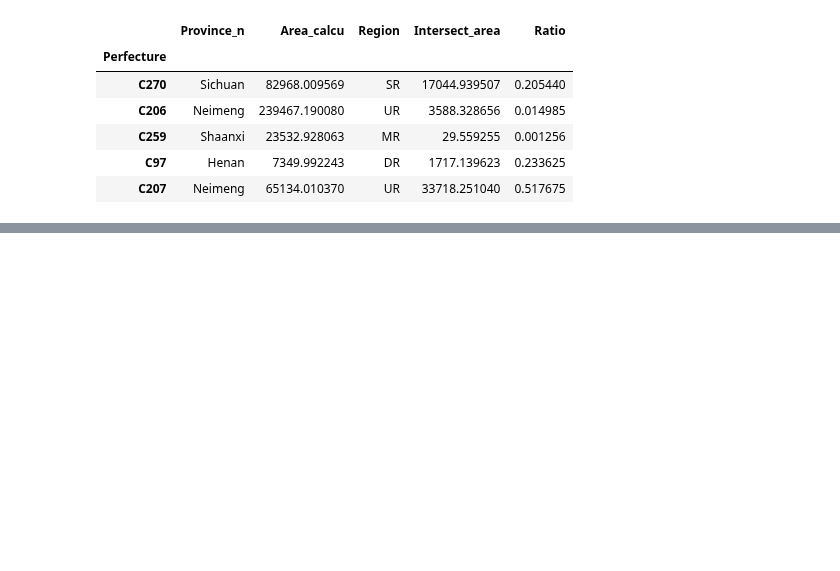
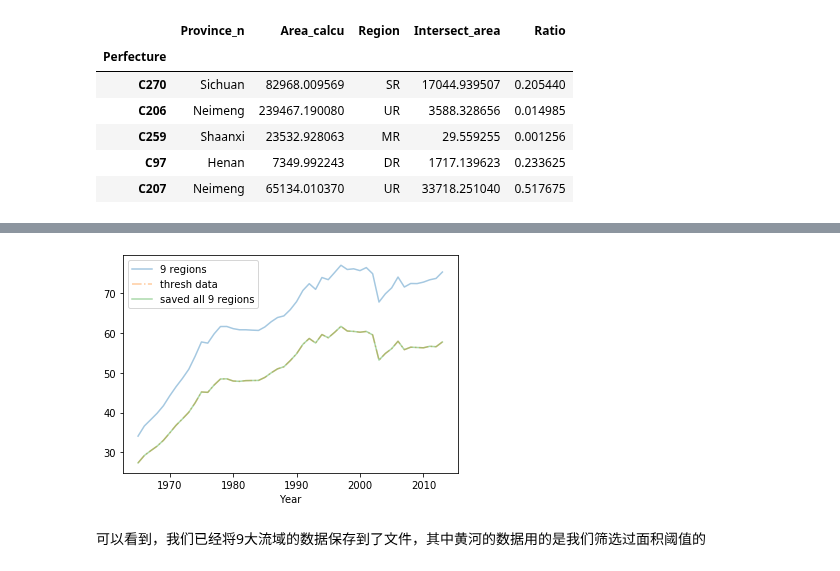
Before and after one commit to SongshGeo/Water-Governance-Regimes, a Jupyter notebook: notebooks/数据预处理.ipynb, the cells around one changed output, grey strips where cells are left out. Cells and saved outputs as stored; diff of their text form; code cells hidden in the pictures; blank space fills up the shorter version.

```diff
--- a/notebooks/数据预处理.ipynb
+++ b/notebooks/数据预处理.ipynb
@@ -195,0 +193,12 @@ get_data_with_threshold(0.05)
+# %%
+basins['huanghe'].groupby("Year")["Total water use"].sum().plot(label="9 regions", alpha=0.4)
+shresh_05_data.groupby("Year")['Total water use'].sum().plot(ls='-.', label='thresh data', alpha=.4)
+all_basin_yr = pd.read_csv("../data/perfectures/basins/all_basins.csv")
+all_basin_yr = all_basin_yr[all_basin_yr['Basin']=='huanghe'].set_index('Year', )['Total water use']
+all_basin_yr.plot(label='saved all 9 regions', alpha=.4)
+plt.legend()
+plt.show();
+# %% [output]
+[figure, added]
+# %% [markdown]
+可以看到，我们已经将9大流域的数据保存到了文件，其中黄河的数据用的是我们筛选过面积阈值的
```
Also changed, not shown: parts of 8 cells of this notebook, 5 other files.
